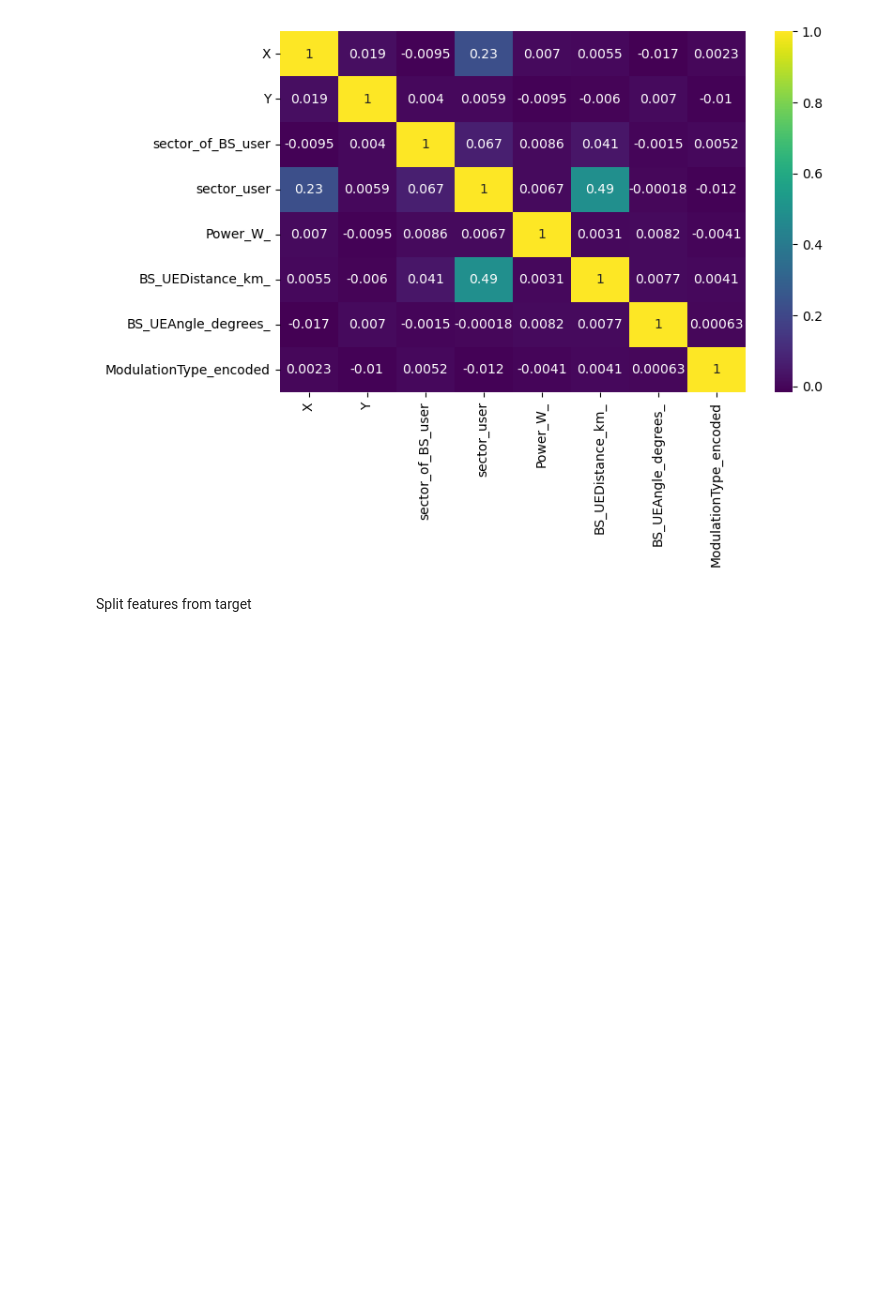
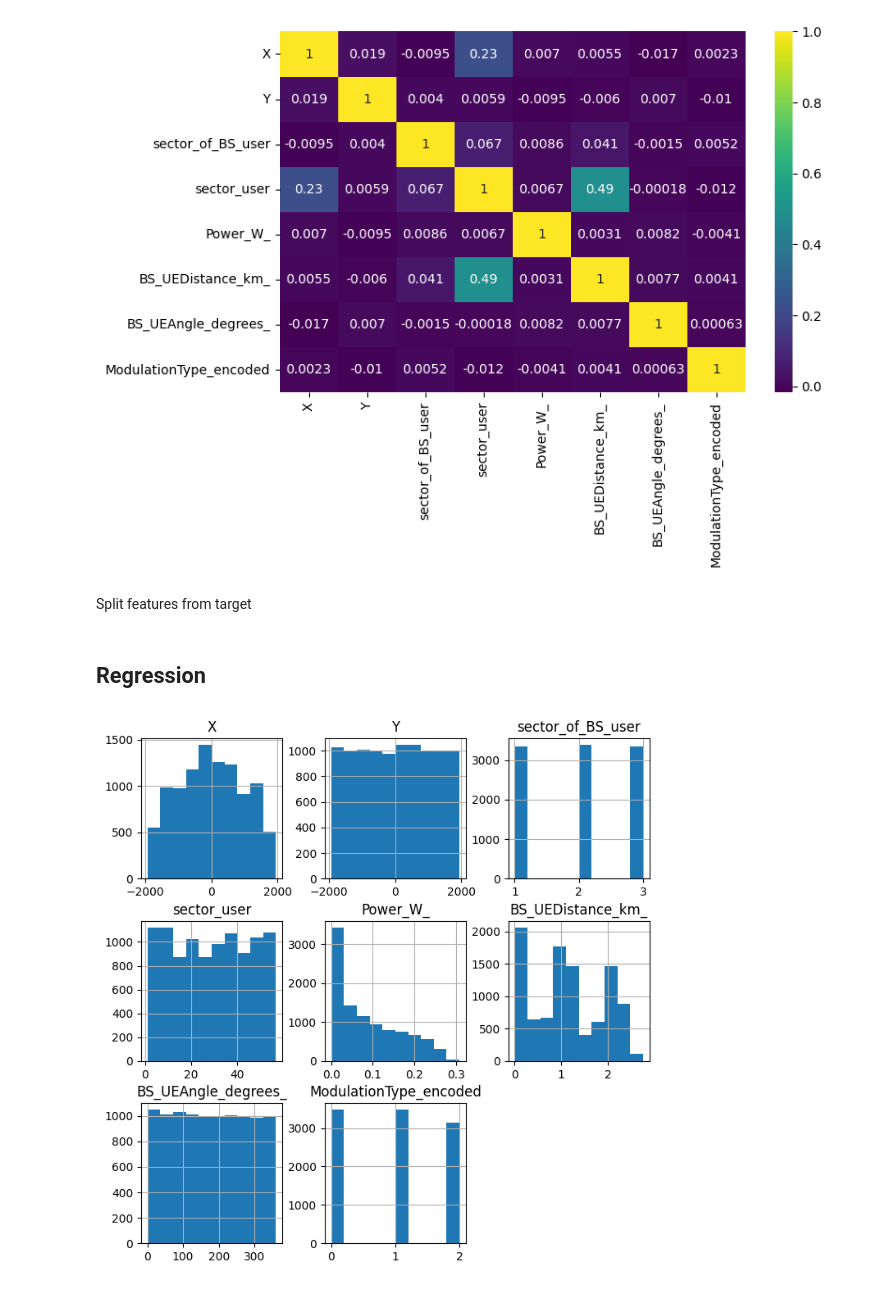
Before and after one commit to alexisfilippakopoulos/MIMO-5G-Network-Throughput-Prediction, a Jupyter notebook: sol.ipynb, the cells around one changed output. Saved outputs shown, nothing was run; the diff lists cells and outputs as text; code cells hidden in the pictures; blank space fills up the shorter version.

```diff
--- a/sol.ipynb
+++ b/sol.ipynb
@@ -165,3 +170,9 @@ Split features from target
 # %%
 X = df.drop(columns='Throughput_Mbps_')
 y = df['Throughput_Mbps_']
+# %% [markdown]
+## Regression
+# %%
+_ = X.hist(figsize=(8, 8))
+# %% [output]
+[figure, added]
```
Also changed, not shown: parts of 17 cells of this notebook, 4 other files.
